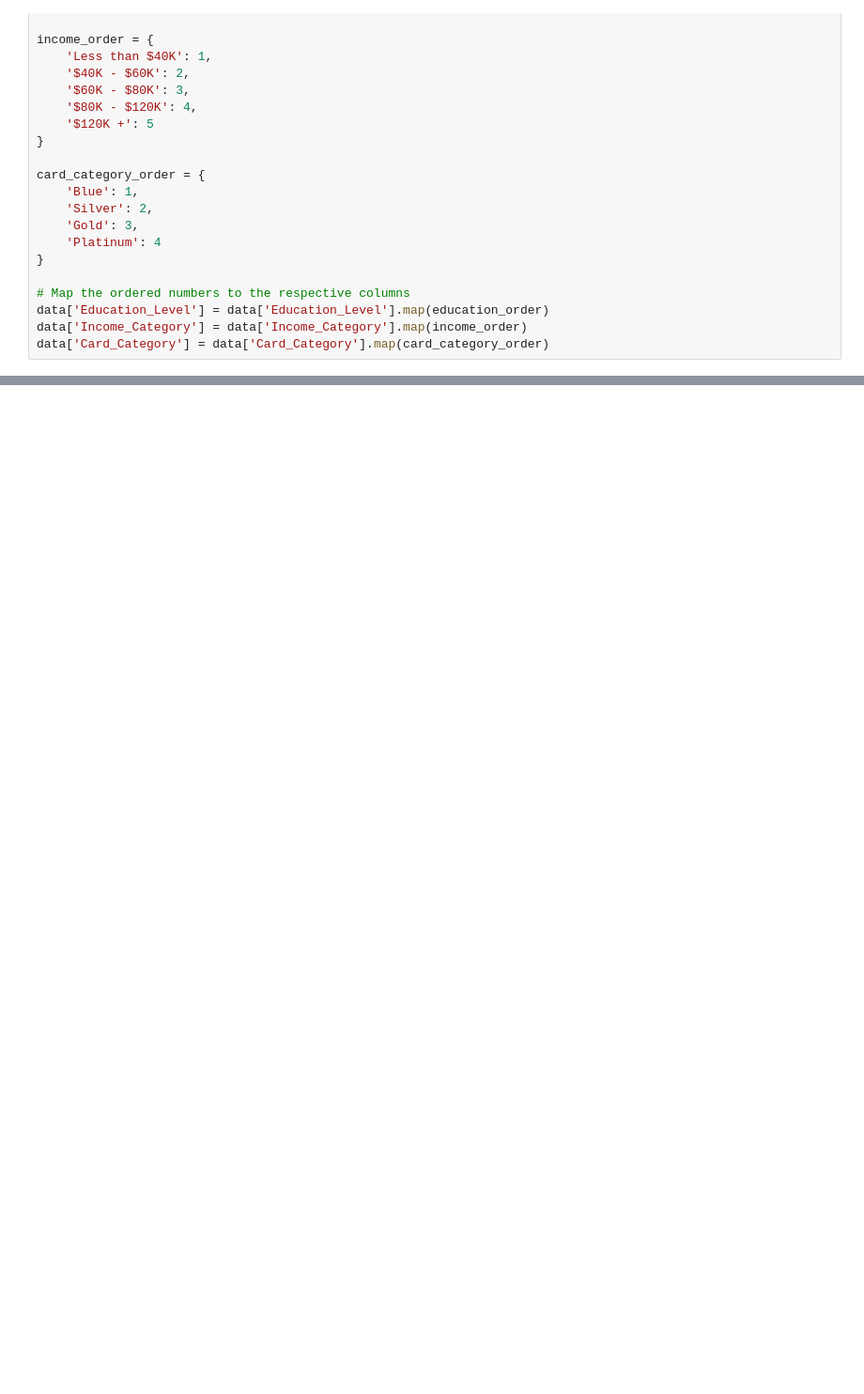
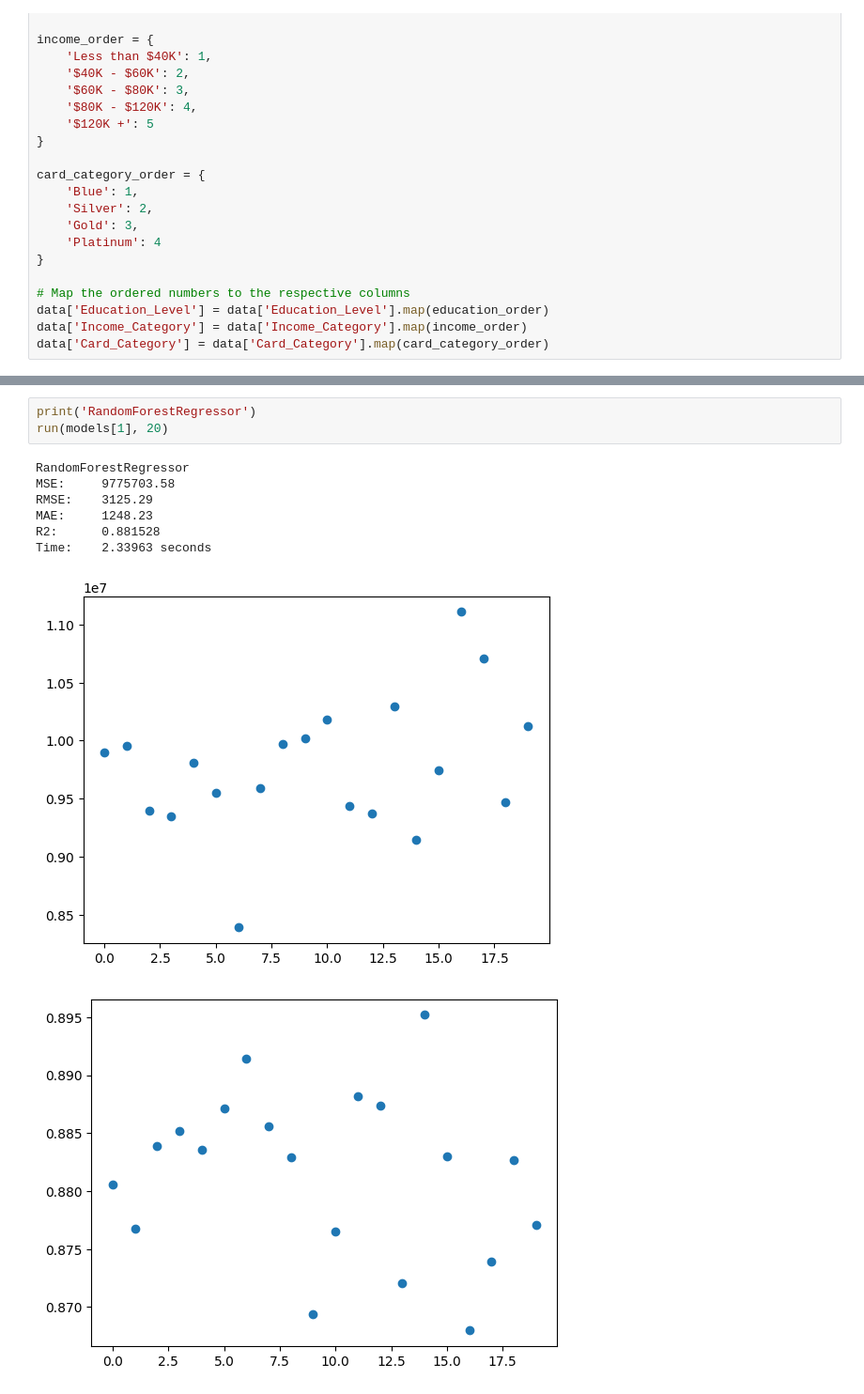
Before and after one commit to MohammadMazrouei/Credit_Prediction, a Jupyter notebook: credit_prediction.ipynb, the cells around one changed output, grey strips where cells are left out. Shown at 94% size. Saved outputs shown, nothing was run; the diff lists cells and outputs as text; blank space fills up the shorter version.

```diff
--- a/credit_prediction.ipynb
+++ b/credit_prediction.ipynb
@@ -195,0 +198,12 @@ for model in models:
+# %%
+print('RandomForestRegressor')
+run(models[1], 20)
+# %% [output]
+RandomForestRegressor
+MSE:     9775703.58
+RMSE:    3125.29
+MAE:     1248.23
+R2:      0.881528
+Time:    2.33963 seconds
+[figure, added]
+[figure, added]
```
Also changed, not shown: parts of 13 cells of this notebook.
